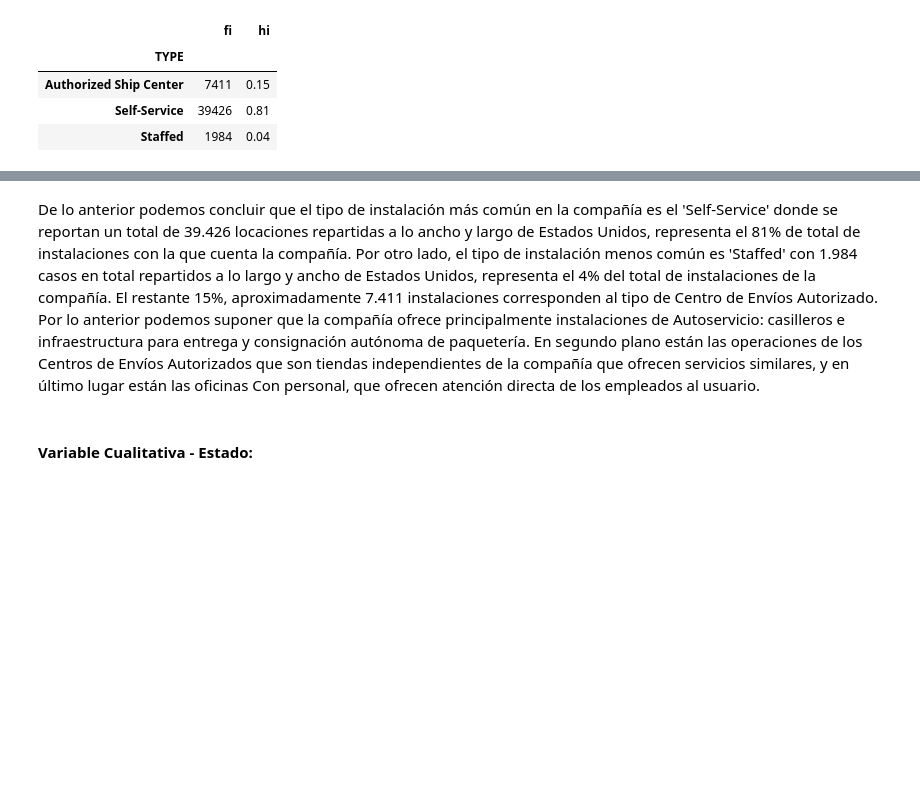
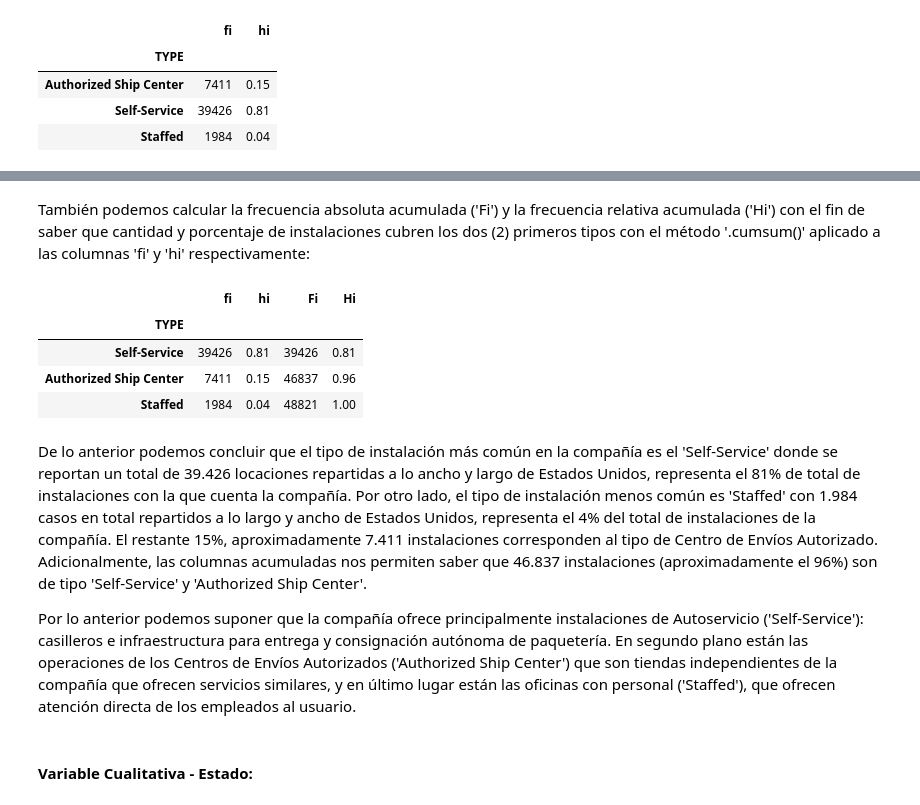
Before and after one commit to andresilvag1/Python-Projects, a Jupyter notebook: 1_EVDCS/CH1.1_RDC_C1.1.ipynb, the cells around one changed output, grey strips where cells are left out. Drawn from its saved outputs; the diff is of its cells as text; code cells hidden in the pictures; blank space fills up the shorter version.

```diff
--- a/1_EVDCS/CH1.1_RDC_C1.1.ipynb
+++ b/1_EVDCS/CH1.1_RDC_C1.1.ipynb
@@ -184,0 +187,3 @@ df0_gbtype
+# %%
+df0_gbtype = df0_gbtype.sort_values(by=['fi'], ascending=False)
+df0_gbtype
@@ -185,5 +196,19 @@ df0_gbtype
+# %% [markdown]
+También podemos calcular la frecuencia absoluta acumulada ('Fi') y la frecuencia relativa acumulada ('Hi') con el fin de saber que cantidad y porcentaje de instalaciones cubren los dos (2) primeros tipos con el método '.cumsum()' aplicado a las columnas 'fi' y 'hi' respectivamente:
+# %%
+df0_gbtype['Fi'] = df0_gbtype['fi'].cumsum()
+df0_gbtype['Hi'] = df0_gbtype['hi'].cumsum()
+df0_gbtype
+# %% [output]
+|  | fi | hi | Fi | Hi |
+| TYPE |  |  |  |  |
+| Self-Service | 39426 | 0.81 | 39426 | 0.81 |
+| Authorized Ship Center | 7411 | 0.15 | 46837 | 0.96 |
+| Staffed | 1984 | 0.04 | 48821 | 1.00 |
 # %% [markdown]
-De lo anterior podemos concluir que el tipo de instalación más común en la compañía es el 'Self-Service' donde se reportan un total de 39.426 locaciones repartidas a lo ancho y largo de Estados Unidos, representa el 81% de total de instalaciones con la que cuenta la compañía. Por otro lado, el tipo de instalación menos común es 'Staffed' con 1.984 casos en total repartidos a lo largo y ancho de Estados Unidos, representa el 4% del total de instalaciones de la compañía. El restante 15%, aproximadamente 7.411 instalaciones corresponden al tipo de Centro de Envíos Autorizado. Por lo anterior podemos suponer que la compañía ofrece principalmente instalaciones de Autoservicio: casilleros e infraestructura para entrega y consignación autónoma de paquetería. En segundo plano están las operaciones de los Centros de Envíos Autorizados que son tiendas independientes de la compañía que ofrecen servicios similares, y en último lugar están las oficinas Con personal, que ofrecen atención directa de los empleados al usuario.
+De lo anterior podemos concluir que el tipo de instalación más común en la compañía es el 'Self-Service' donde se reportan un total de 39.426 locaciones repartidas a lo ancho y largo de Estados Unidos, representa el 81% de total de instalaciones con la que cuenta la compañía. Por otro lado, el tipo de instalación menos común es 'Staffed' con 1.984 casos en total repartidos a lo largo y ancho de Estados Unidos, representa el 4% del total de instalaciones de la compañía. El restante 15%, aproximadamente 7.411 instalaciones corresponden al tipo de Centro de Envíos Autorizado. Adicionalmente, las columnas acumuladas nos permiten saber que 46.837 instalaciones (aproximadamente el 96%) son de tipo 'Self-Service' y 'Authorized Ship Center'.
+
+Por lo anterior podemos suponer que la compañía ofrece principalmente instalaciones de Autoservicio ('Self-Service'): casilleros e infraestructura para entrega y consignación autónoma de paquetería. En segundo plano están las operaciones de los Centros de Envíos Autorizados ('Authorized Ship Center') que son tiendas independientes de la compañía que ofrecen servicios similares, y en último lugar están las oficinas con personal ('Staffed'), que ofrecen atención directa de los empleados al usuario.
 # %% [markdown]
 #### Variable Cualitativa - Estado:
 # %% [markdown]
```
Also changed, not shown: parts of 6 cells of this notebook, 2 other files.
